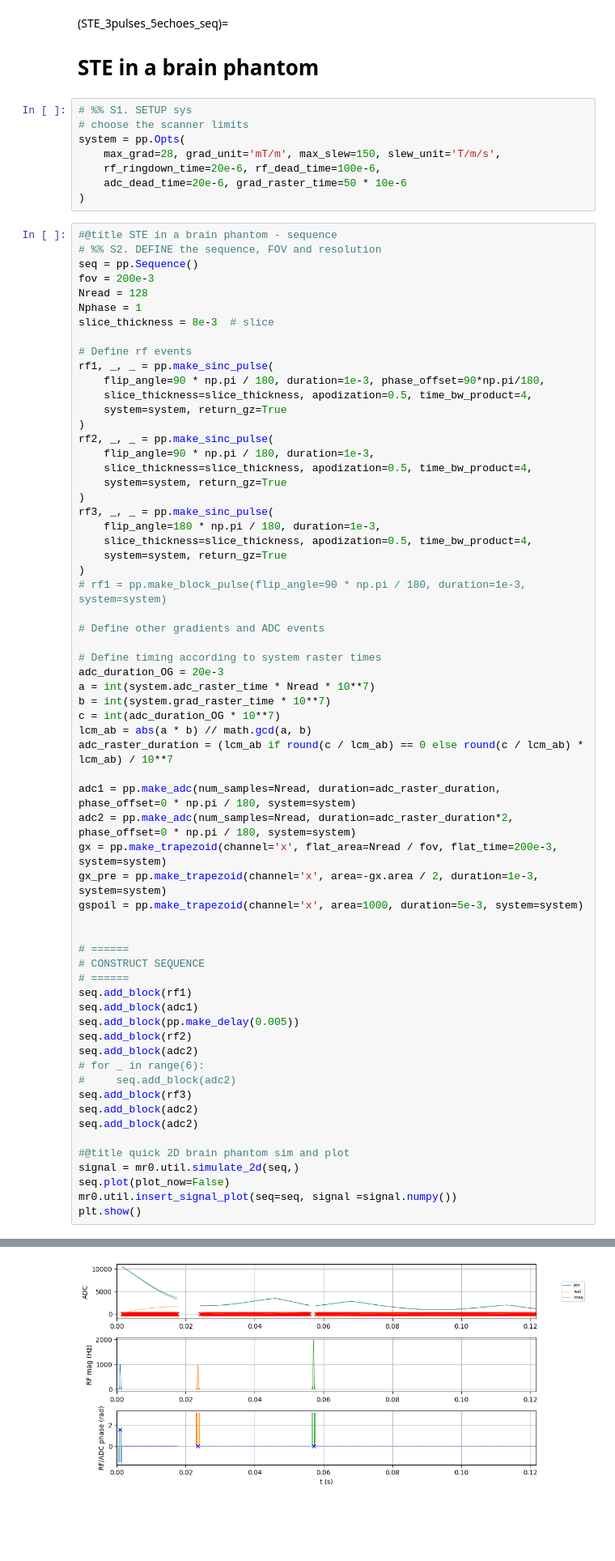
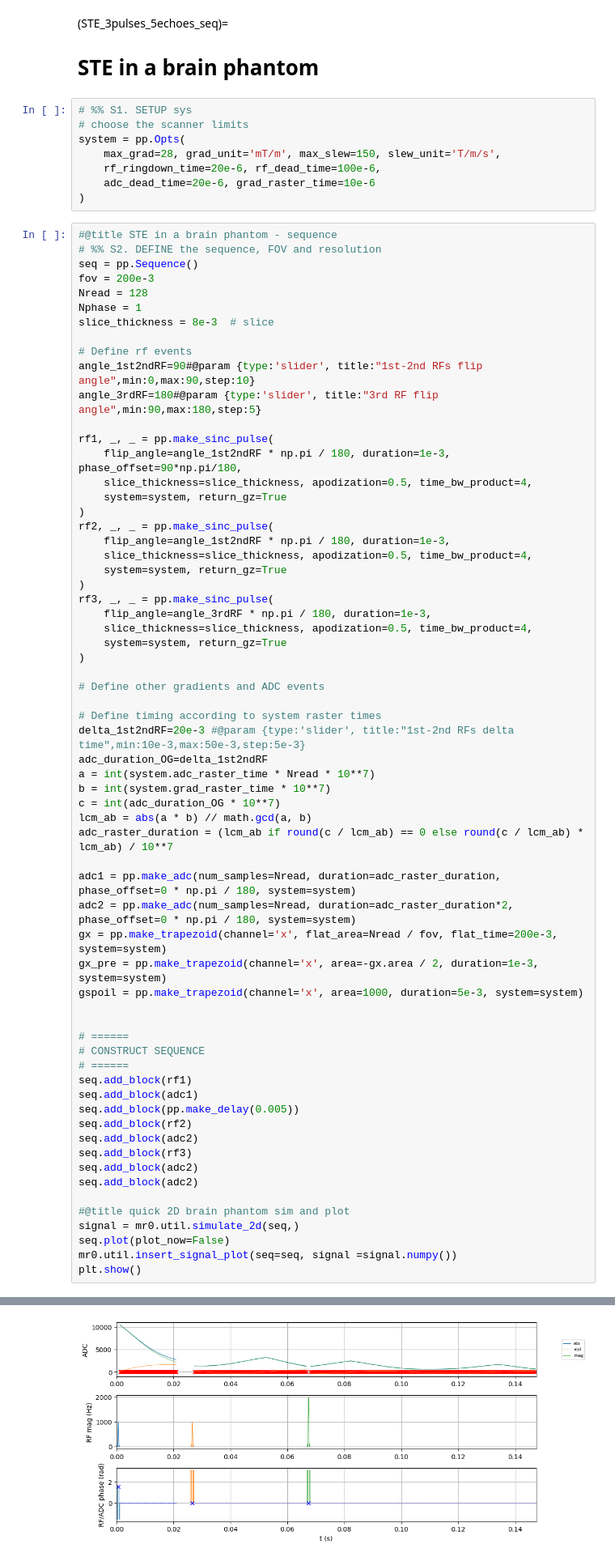
Before and after one commit to MRsources/MRzero-Core, a Jupyter notebook: documentation/playground_mr0/mr0_STE_3pulses_5echoes_seq.ipynb, the cells around one changed output, grey strips where cells are left out. Shown at 81% size. Cells and saved outputs as stored; diff of their text form; blank space fills up the shorter version.

Commit message:
Created using Colab: - added some sliders for sequence customization

```diff
--- a/documentation/playground_mr0/mr0_STE_3pulses_5echoes_seq.ipynb
+++ b/documentation/playground_mr0/mr0_STE_3pulses_5echoes_seq.ipynb
@@ -24,7 +24,7 @@ experiment_id = 'STE'
 system = pp.Opts(
     max_grad=28, grad_unit='mT/m', max_slew=150, slew_unit='T/m/s',
     rf_ringdown_time=20e-6, rf_dead_time=100e-6,
-    adc_dead_time=20e-6, grad_raster_time=50 * 10e-6
+    adc_dead_time=20e-6, grad_raster_time=10e-6
 )
 # %%
 #@title STE in a brain phantom - sequence
@@ -36,27 +36,30 @@ Nphase = 1
 slice_thickness = 8e-3  # slice
 
 # Define rf events
+angle_1st2ndRF=90#@param {type:'slider', title:"1st-2nd RFs flip angle",min:0,max:90,step:10}
+angle_3rdRF=180#@param {type:'slider', title:"3rd RF flip angle",min:90,max:180,step:5}
+
 rf1, _, _ = pp.make_sinc_pulse(
-    flip_angle=90 * np.pi / 180, duration=1e-3, phase_offset=90*np.pi/180,
+    flip_angle=angle_1st2ndRF * np.pi / 180, duration=1e-3, phase_offset=90*np.pi/180,
     slice_thickness=slice_thickness, apodization=0.5, time_bw_product=4,
     system=system, return_gz=True
 )
 rf2, _, _ = pp.make_sinc_pulse(
-    flip_angle=90 * np.pi / 180, duration=1e-3,
+    flip_angle=angle_1st2ndRF * np.pi / 180, duration=1e-3,
     slice_thickness=slice_thickness, apodization=0.5, time_bw_product=4,
     system=system, return_gz=True
 )
 rf3, _, _ = pp.make_sinc_pulse(
-    flip_angle=180 * np.pi / 180, duration=1e-3,
+    flip_angle=angle_3rdRF * np.pi / 180, duration=1e-3,
     slice_thickness=slice_thickness, apodization=0.5, time_bw_product=4,
     system=system, return_gz=True
 )
-# rf1 = pp.make_block_pulse(flip_angle=90 * np.pi / 180, duration=1e-3, system=system)
 
 # Define other gradients and ADC events
 
 # Define timing according to system raster times
-adc_duration_OG = 20e-3
+delta_1st2ndRF=20e-3 #@param {type:'slider', title:"1st-2nd RFs delta time",min:10e-3,max:50e-3,step:5e-3}
+adc_duration_OG=delta_1st2ndRF
 a = int(system.adc_raster_time * Nread * 10**7)
 b = int(system.grad_raster_time * 10**7)
 c = int(adc_duration_OG * 10**7)
@@ -78,8 +81,6 @@ seq.add_block(adc1)
 seq.add_block(pp.make_delay(0.005))
 seq.add_block(rf2)
 seq.add_block(adc2)
-# for _ in range(6):
-#     seq.add_block(adc2)
 seq.add_block(rf3)
 seq.add_block(adc2)
 seq.add_block(adc2)
@@ -95,2 +96,2 @@ Calculating repetition 3 / 3 - done
-[figure, old version]
+[figure, new version]
 # %%
```
Also changed, not shown: parts of 2 cells of this notebook.
